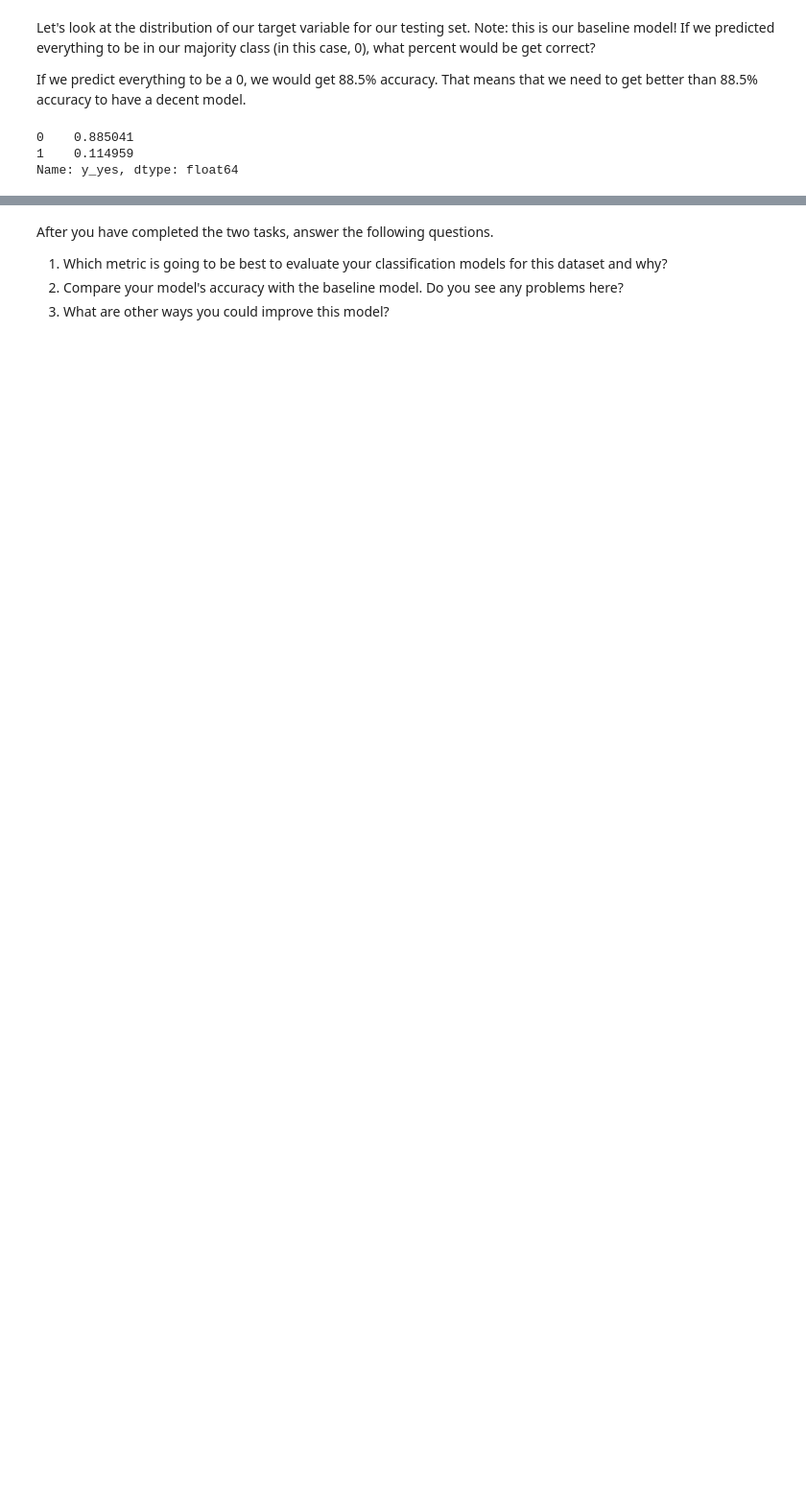
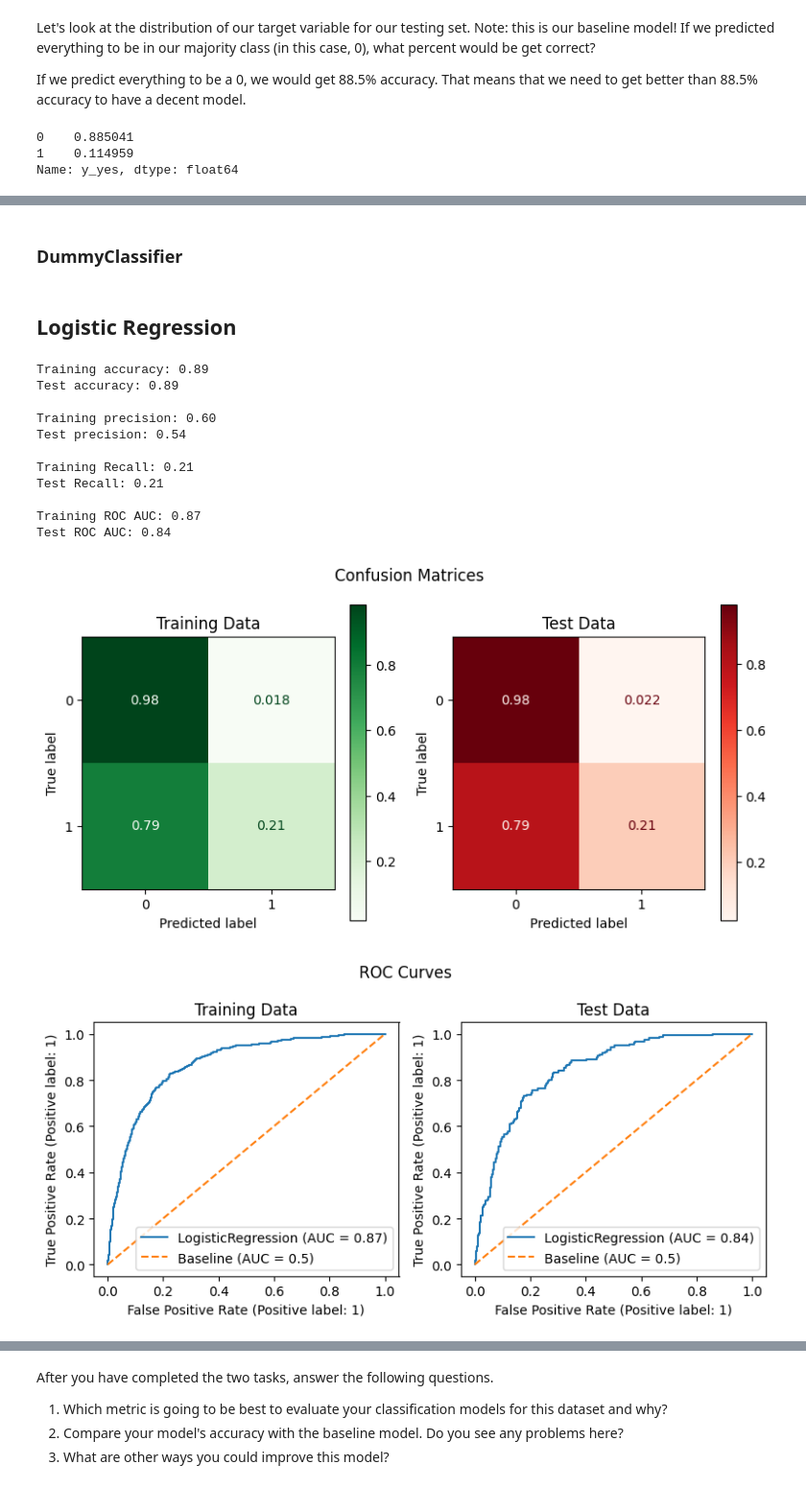
Before and after one commit to coding-dojo-data-science/machine-learning-practice-solutions, a Jupyter notebook: Classification_Metrics_2_Solutions.ipynb, the cells around one changed output, grey strips where cells are left out. Shown at 96% size. Saved outputs shown, nothing was run; the diff lists cells and outputs as text; code cells hidden in the pictures; blank space fills up the shorter version.

```diff
--- a/Classification_Metrics_2_Solutions.ipynb
+++ b/Classification_Metrics_2_Solutions.ipynb
@@ -68,6 +101,12 @@ X_train, X_test, y_train, y_test = train_test_split(X,
                                                    test_size=0.3,
                                                    random_state=0,
                                                    stratify=y)
+# %%
+# # Standardize Data
+scaler = StandardScaler()
+scaler.fit(X_train)
+X_train_tf = scaler.transform(X_train)
+X_test_tf = scaler.transform(X_test)
 # %% [markdown]
 Let's look at the distribution of our target variable for our testing set. Note: this is our baseline model! If we predicted everything to be in our majority class (in this case, 0), what percent would be get correct?
 
@@ -79,11 +118,3 @@ y_test.value_counts(normalize = True)
 0    0.885041
 1    0.114959
 Name: y_yes, dtype: float64
-# %%
-# Standardize Data
-scaler = StandardScaler()
-# Fit on training set only.
-scaler.fit(X_train)
-# Apply transform to both the training set and the test set.
-X_train = scaler.transform(X_train)
-X_test = scaler.transform(X_test)
@@ -89,0 +198,28 @@ X_test = scaler.transform(X_test)
+# %% [markdown]
+### DummyClassifier
+# %%
+# Fit and evaluate dummy classifier
+dummy = DummyClassifier()
+dummy.fit(X_train_tf, y_train)
+evaluate_model(dummy, X_train_tf, y_train, X_test_tf, y_test)
+# %% [markdown]
+## Logistic Regression
+# %%
+# logistic regression
+log_reg = LogisticRegression(solver = 'liblinear')
+log_reg.fit(X_train_tf, y_train)
+evaluate_model(log_reg, X_train_tf, y_train, X_test_tf, y_test)
+# %% [output]
+Training accuracy: 0.89
+Test accuracy: 0.89
+
+Training precision: 0.60
+Test precision: 0.54
+
+Training Recall: 0.21
+Test Recall: 0.21
+
+Training ROC AUC: 0.87
+Test ROC AUC: 0.84
+[figure, added]
+[figure, added]
```
Also changed, not shown: parts of 30 cells of this notebook.
